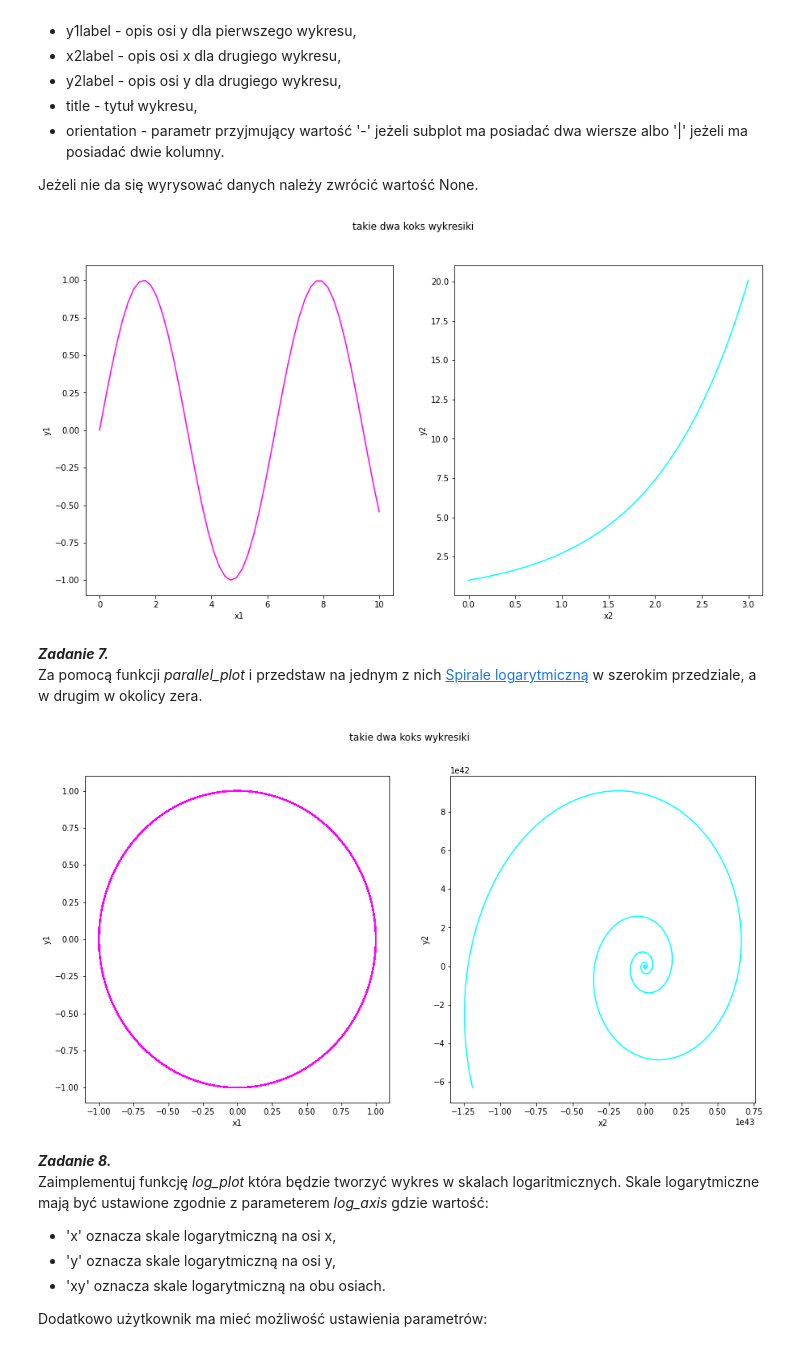
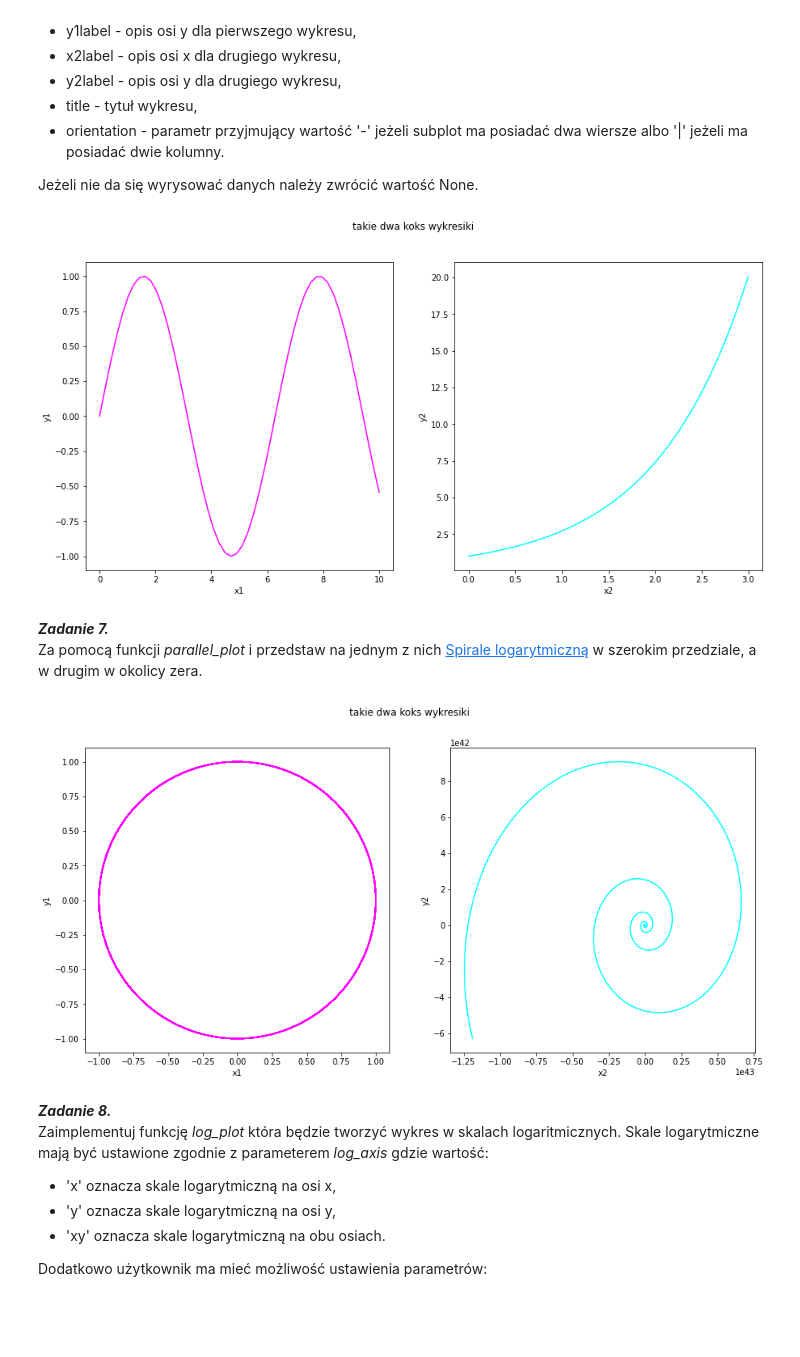
Before and after one commit to michasbueno/metody_numeryczne, a Jupyter notebook: numerki_lab2/sprawozdanie.ipynb, the cells around one changed output. Drawn from its saved outputs; the diff is of its cells as text; code cells hidden in the pictures; blank space fills up the shorter version.

```diff
--- a/numerki_lab2/sprawozdanie.ipynb
+++ b/numerki_lab2/sprawozdanie.ipynb
@@ -188,23 +184,23 @@ Innym przydatnym sposobem prezentowania wykresów jest [subplot](https://matplot
 Jeżeli nie da się wyrysować danych należy zwrócić wartość None.
 # %%
 def parallel_plot(x1, y1, x2, y2, x1label="x1", y1label="y1", x2label="x2", y2label="y2", title="takie dwa koks wykresiki", orientation="-"):
-    if orientation == "-":
-        fig, axs = plt.subplots(1, 2, figsize=(15, 7.5))
+    if x1.shape != y1.shape or min(x1.shape)==0 or x2.shape != y2.shape or min(x2.shape)==0 or orientation not in ["-", "|"]:
+        return None
+    elif orientation == "-":
+        fig, axs = plt.subplots(1, 2, figsize=(15, 7))
     elif orientation == "|":
-        fig, axs = plt.subplots(2, figsize=(15, 7.5))
+        fig, axs = plt.subplots(2, figsize=(15, 7))
     else:
         return None
     fig.suptitle(title)
     axs[0].plot(x1, y1, color="magenta")
     axs[0].set(xlabel=x1label, ylabel=y1label)
     axs[1].plot(x2, y2, color="cyan")
     axs[1].set(xlabel=x2label, ylabel=y2label)
 
-    # TODO warunek poczatkowy
-
 parallel_plot(np.linspace(0, 10), np.sin(np.linspace(0, 10)), np.linspace(0, 3), np.exp(np.linspace(0, 3)))
 # %% [output]
-[figure, old version]
+[figure, new version]
 # %% [markdown]
 ***Zadanie 7.***
 Za pomocą funkcji *parallel\_plot*  i przedstaw na jednym z nich [Spirale logarytmiczną](https://pl.wikipedia.org/wiki/Spirala_logarytmiczna) w szerokim przedziale, a w drugim w okolicy zera.
@@ -218,7 +214,7 @@ def spiralY(theta, a, b):
 
 parallel_plot(spiralX(np.linspace(0, 500, 10000), 1, 0), spiralY(np.linspace(0, 500, 10000), 1, 0), spiralX(np.linspace(0, 500, 10000), 0.5, 0.2), spiralY(np.linspace(0, 500, 10000), 0.5, 0.2))
 # %% [output]
-[figure, old version]
+[figure, new version]
 # %% [markdown]
 ***Zadanie 8.***
 Zaimplementuj funkcję *log\_plot* która będzie tworzyć wykres w skalach logaritmicznych. Skale logarytmiczne mają być ustawione zgodnie z parameterem *log\_axis* gdzie wartość:
```
Also changed, not shown: parts of 7 cells of this notebook, 1 other file.
